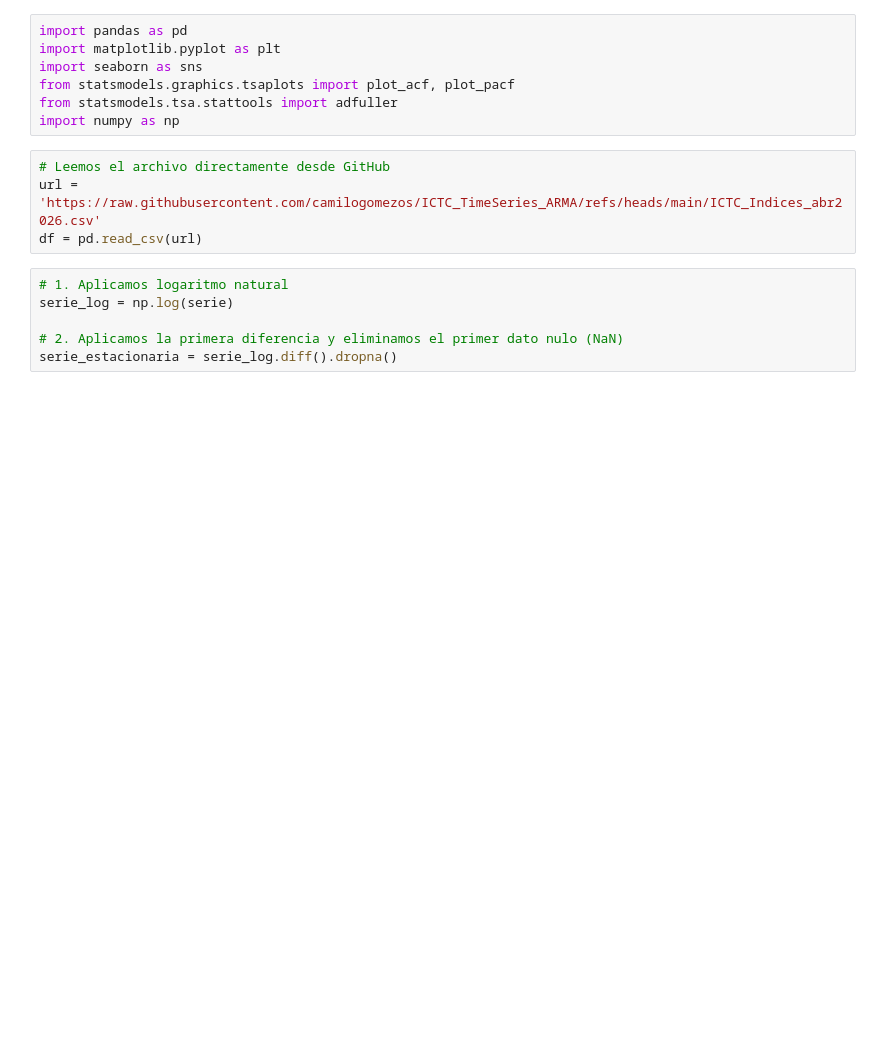
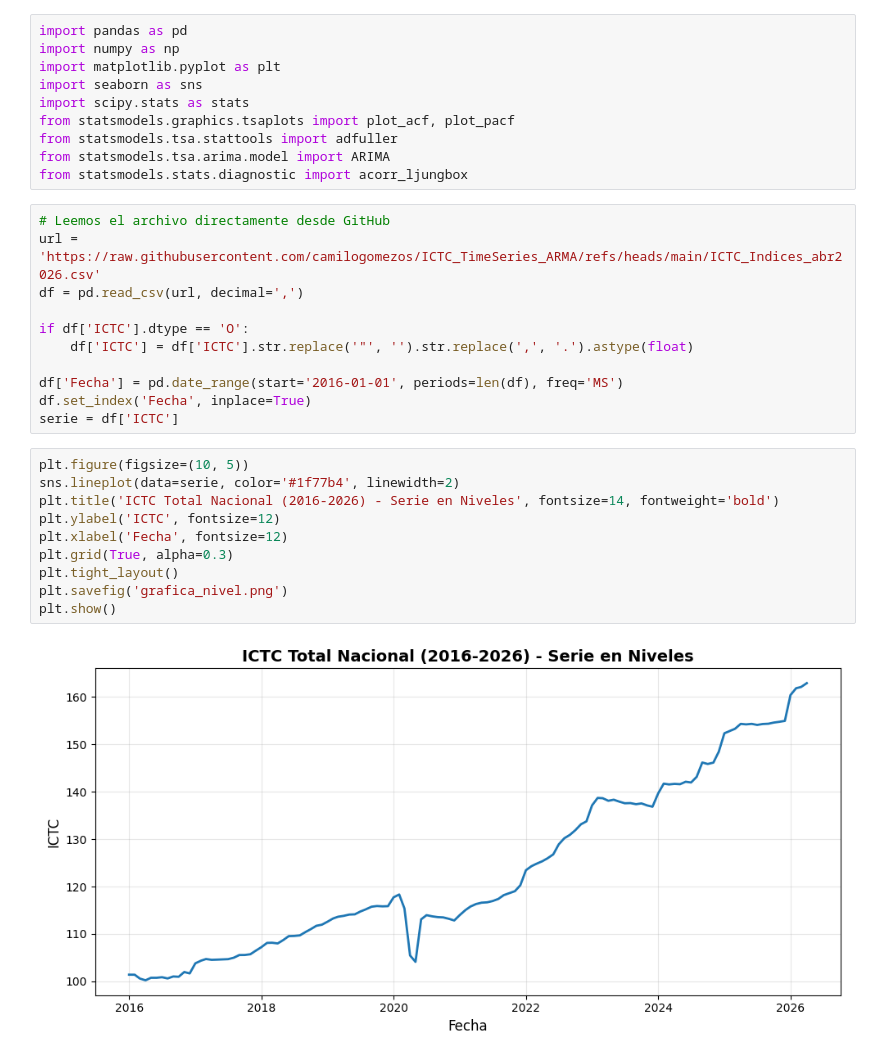
Before and after one commit to camilogomezos/ICTC_TimeSeries_ARMA, a Jupyter notebook: Trabajo_econometría_2_Poster.ipynb, the cells around one changed output. Saved outputs shown, nothing was run; the diff lists cells and outputs as text; blank space fills up the shorter version.

```diff
--- a/Trabajo_econometría_2_Poster.ipynb
+++ b/Trabajo_econometría_2_Poster.ipynb
@@ -2,18 +2,34 @@
 <a href="https://colab.research.google.com/github/camilogomezos/ICTC_TimeSeries_ARMA/blob/main/Trabajo_econometr%C3%ADa_2_Poster.ipynb" target="_parent"><img src="https://colab.research.google.com/assets/colab-badge.svg" alt="Open In Colab"/></a>
 # %%
 import pandas as pd
+import numpy as np
 import matplotlib.pyplot as plt
 import seaborn as sns
+import scipy.stats as stats
 from statsmodels.graphics.tsaplots import plot_acf, plot_pacf
 from statsmodels.tsa.stattools import adfuller
-import numpy as np
+from statsmodels.tsa.arima.model import ARIMA
+from statsmodels.stats.diagnostic import acorr_ljungbox
 # %%
 # Leemos el archivo directamente desde GitHub
 url = 'https://raw.githubusercontent.com/camilogomezos/ICTC_TimeSeries_ARMA/refs/heads/main/ICTC_Indices_abr2026.csv'
-df = pd.read_csv(url)
+df = pd.read_csv(url, decimal=',')
+
+if df['ICTC'].dtype == 'O':
+    df['ICTC'] = df['ICTC'].str.replace('"', '').str.replace(',', '.').astype(float)
+
+df['Fecha'] = pd.date_range(start='2016-01-01', periods=len(df), freq='MS')
+df.set_index('Fecha', inplace=True)
+serie = df['ICTC']
-# %%
-# 1. Aplicamos logaritmo natural
-serie_log = np.log(serie)
-
-# 2. Aplicamos la primera diferencia y eliminamos el primer dato nulo (NaN)
-serie_estacionaria = serie_log.diff().dropna()
+# %%
+plt.figure(figsize=(10, 5))
+sns.lineplot(data=serie, color='#1f77b4', linewidth=2)
+plt.title('ICTC Total Nacional (2016-2026) - Serie en Niveles', fontsize=14, fontweight='bold')
+plt.ylabel('ICTC', fontsize=12)
+plt.xlabel('Fecha', fontsize=12)
+plt.grid(True, alpha=0.3)
+plt.tight_layout()
+plt.savefig('grafica_nivel.png')
+plt.show()
+# %% [output]
+[figure, added]
```
Also changed, not shown: parts of 9 cells of this notebook.
